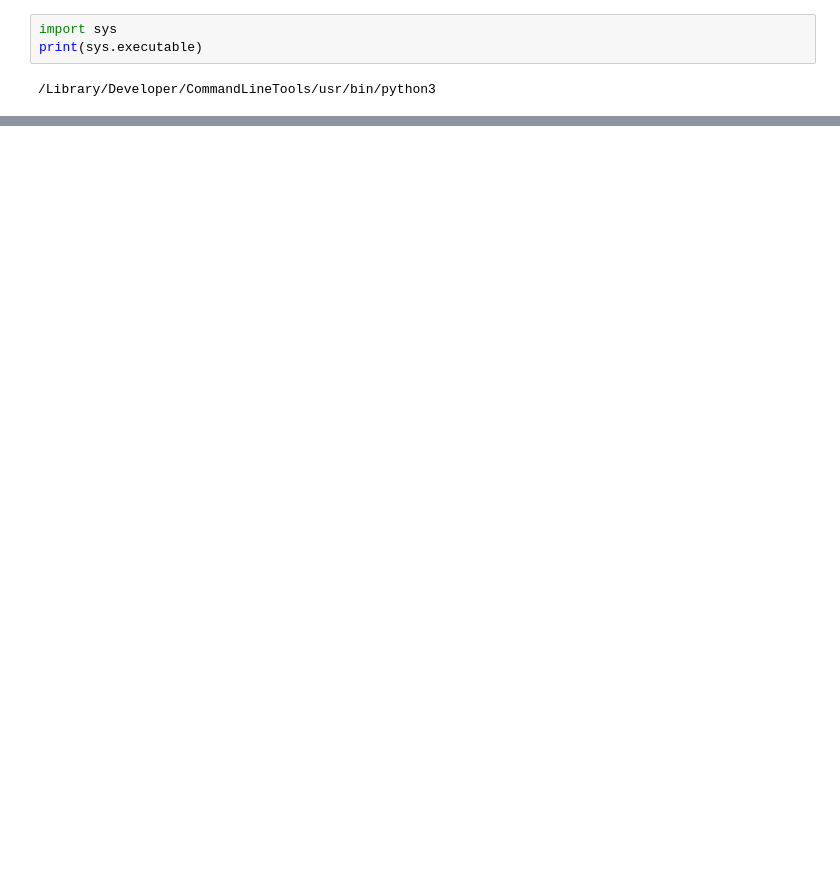
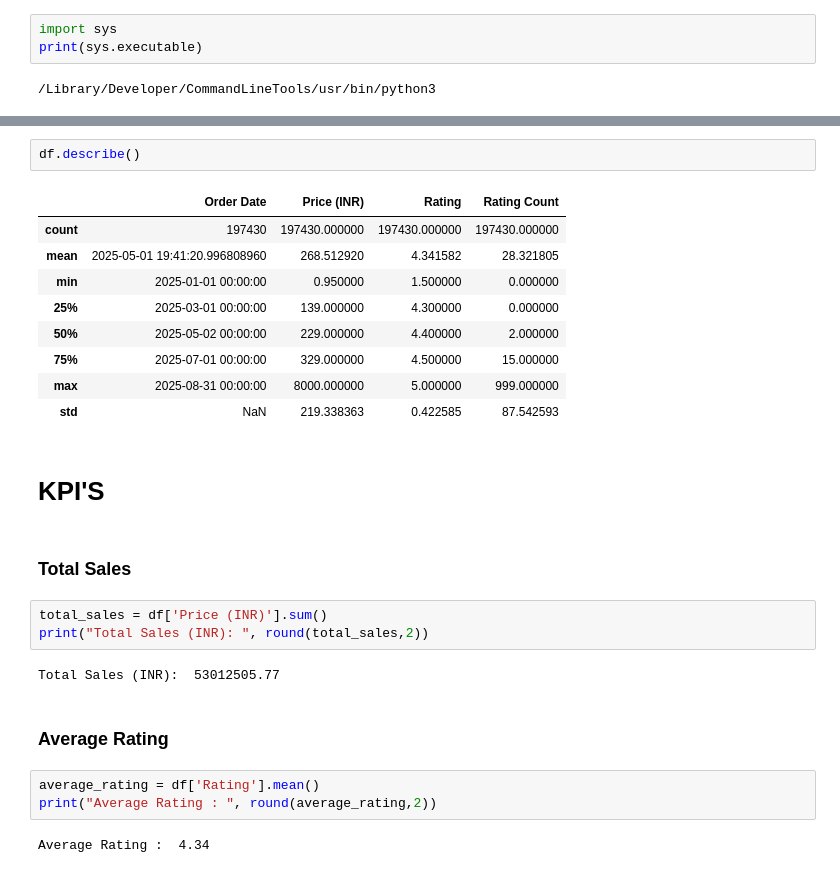
Before and after one commit to Dharmendra-07/Swiggy-Sales-Analysis, a Jupyter notebook: swiggy.ipynb, the cells around one changed output, grey strips where cells are left out. Drawn from its saved outputs; the diff is of its cells as text; blank space fills up the shorter version.

```diff
--- a/swiggy.ipynb
+++ b/swiggy.ipynb
@@ -27,0 +91,28 @@ df.head()
+# %%
+df.describe()
+# %% [output]
+|  | Order Date | Price (INR) | Rating | Rating Count |
+| count | 197430 | 197430.000000 | 197430.000000 | 197430.000000 |
+| mean | 2025-05-01 19:41:20.996808960 | 268.512920 | 4.341582 | 28.321805 |
+| min | 2025-01-01 00:00:00 | 0.950000 | 1.500000 | 0.000000 |
+| 25% | 2025-03-01 00:00:00 | 139.000000 | 4.300000 | 0.000000 |
+| 50% | 2025-05-02 00:00:00 | 229.000000 | 4.400000 | 2.000000 |
+| 75% | 2025-07-01 00:00:00 | 329.000000 | 4.500000 | 15.000000 |
+| max | 2025-08-31 00:00:00 | 8000.000000 | 5.000000 | 999.000000 |
+| std | NaN | 219.338363 | 0.422585 | 87.542593 |
+# %% [markdown]
+# **KPI'S**
+# %% [markdown]
+### **Total Sales**
+# %%
+total_sales = df['Price (INR)'].sum()
+print("Total Sales (INR): ", round(total_sales,2))
+# %% [output]
+Total Sales (INR):  53012505.77
+# %% [markdown]
+### **Average Rating**
+# %%
+average_rating = df['Rating'].mean()
+print("Average Rating : ", round(average_rating,2))
+# %% [output]
+Average Rating :  4.34
```
Also changed, not shown: parts of 37 cells of this notebook.
